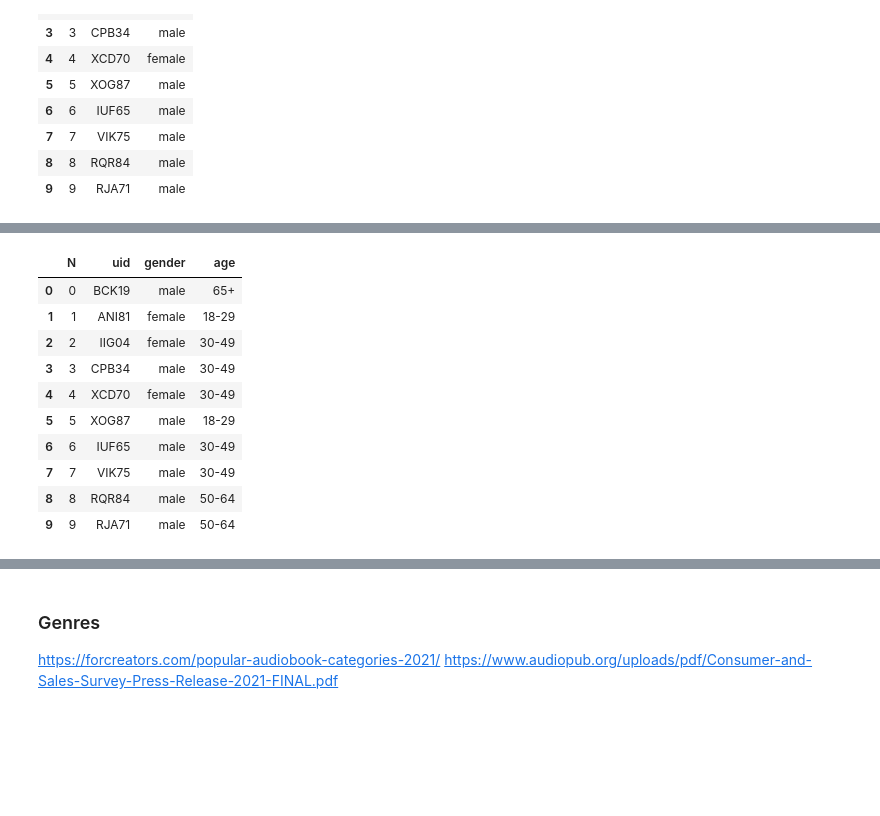
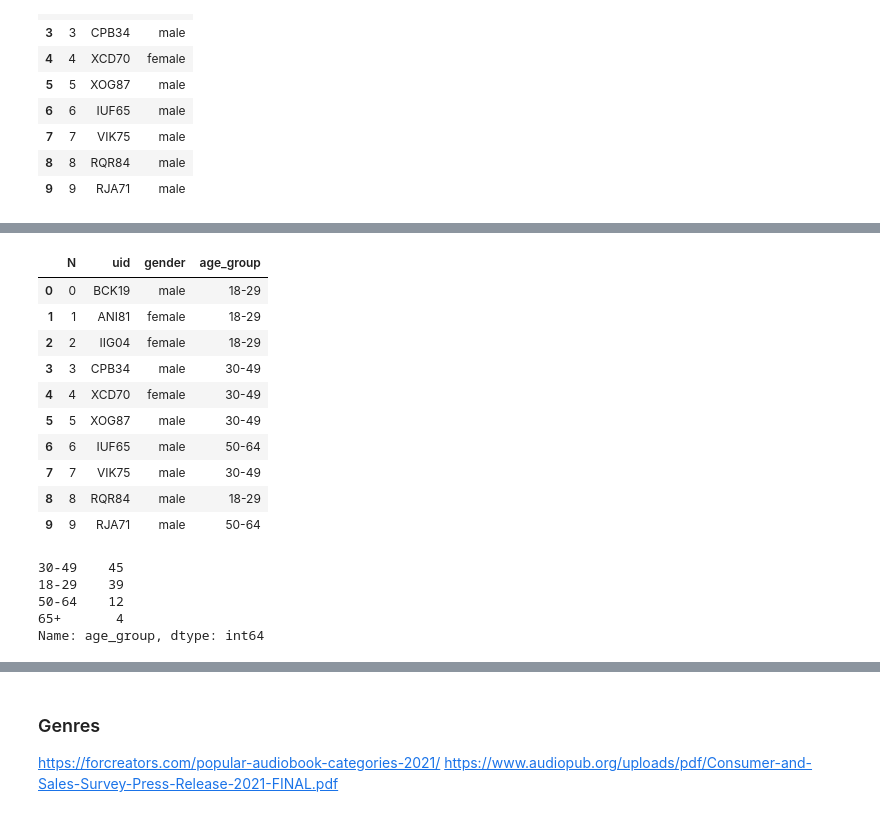
Before and after one commit to angelinka/programming_for_DA_project, a Jupyter notebook: audiobooks.ipynb, the cells around one changed output, grey strips where cells are left out. Drawn from its saved outputs; the diff is of its cells as text; code cells hidden in the pictures; blank space fills up the shorter version.

```diff
--- a/audiobooks.ipynb
+++ b/audiobooks.ipynb
@@ -120,17 +132,29 @@ df.head(10)
 # %%
-age = ['18-29', '30-49', '50-64', '65+']
-age = rng.choice(age, size=100)
-df['age'] = age.tolist()
+# create the age_group variable
+age_group = ['18-29', '30-49', '50-64', '65+']
+
+# create new list and specifying probability
+age = rng.choice(age_group, p=[0.35, 0.45, 0.15, 0.05], size=100)
+df['age_group'] = age.tolist()
 df.head(10)
 # %% [output]
-|  | N | uid | gender | age |
-| 0 | 0 | BCK19 | male | 65+ |
+|  | N | uid | gender | age_group |
+| 0 | 0 | BCK19 | male | 18-29 |
 | 1 | 1 | ANI81 | female | 18-29 |
-| 2 | 2 | IIG04 | female | 30-49 |
+| 2 | 2 | IIG04 | female | 18-29 |
 | 3 | 3 | CPB34 | male | 30-49 |
 | 4 | 4 | XCD70 | female | 30-49 |
-| 5 | 5 | XOG87 | male | 18-29 |
-| 6 | 6 | IUF65 | male | 30-49 |
+| 5 | 5 | XOG87 | male | 30-49 |
+| 6 | 6 | IUF65 | male | 50-64 |
 | 7 | 7 | VIK75 | male | 30-49 |
-| 8 | 8 | RQR84 | male | 50-64 |
+| 8 | 8 | RQR84 | male | 18-29 |
 | 9 | 9 | RJA71 | male | 50-64 |
+# %%
+# Now lets see the distribution by the age groups.
+df['age_group'].value_counts()
+# %% [output]
+30-49    45
+18-29    39
+50-64    12
+65+       4
+Name: age_group, dtype: int64
```
Also changed, not shown: parts of 9 cells of this notebook.
